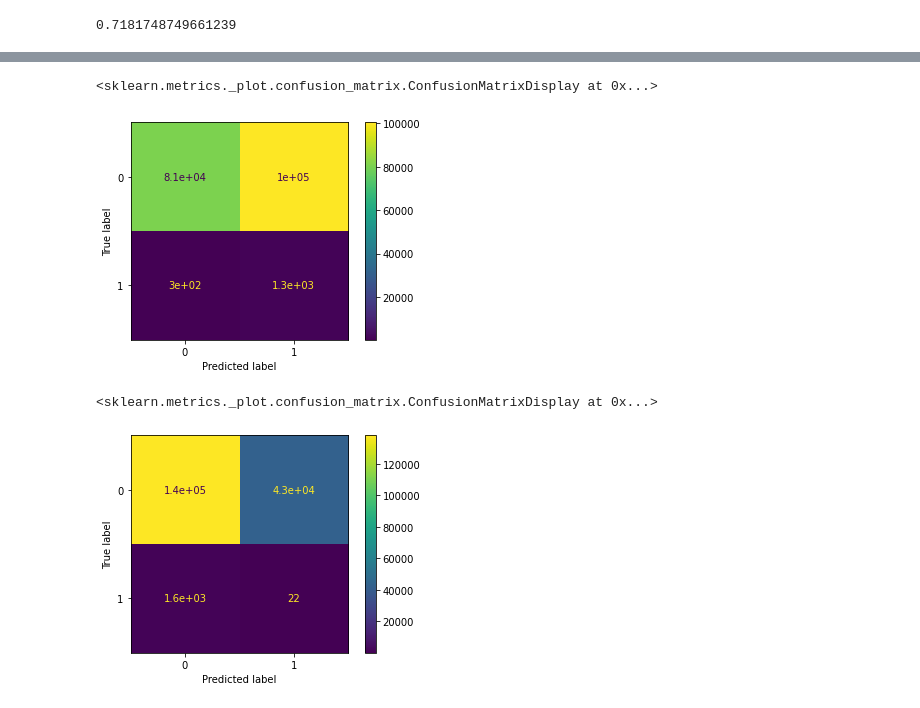
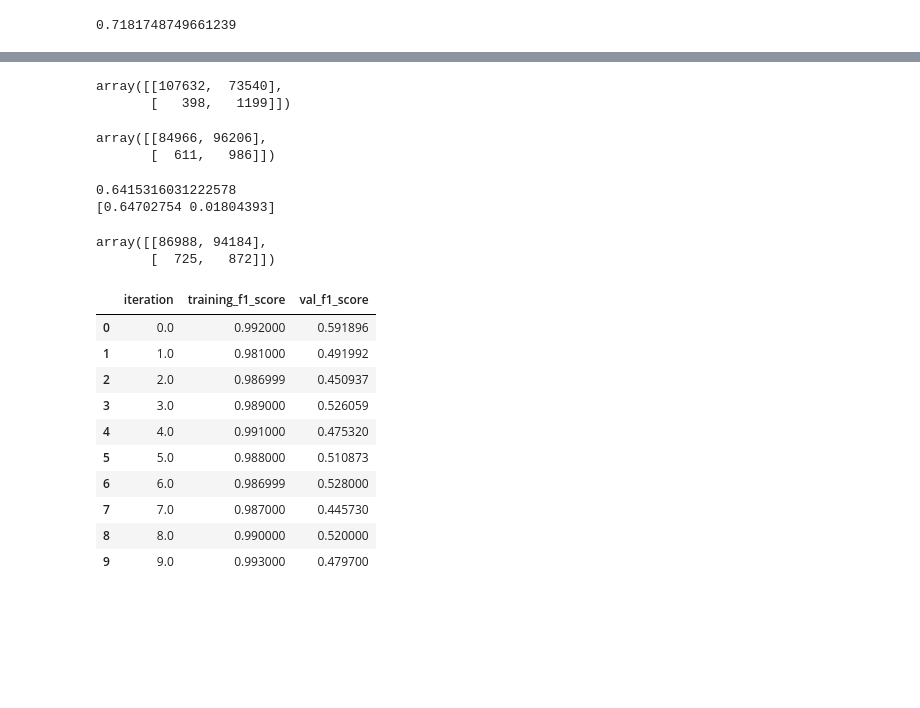
Before and after one commit to sharsulkar/H1B_LCA_outcome_prediction, a Jupyter notebook: prototyping/notebooks/04_sh_train_predict.ipynb, the cells around one changed output, grey strips where cells are left out. Cells and saved outputs as stored; diff of their text form; code cells hidden in the pictures; blank space fills up the shorter version.

```diff
--- a/prototyping/notebooks/04_sh_train_predict.ipynb
+++ b/prototyping/notebooks/04_sh_train_predict.ipynb
@@ -198,10 +164,48 @@ array([[97066, 84106],
-# %%
-plot_confusion_matrix(adaboost,X_test,y_test)
-# %% [output]
-<sklearn.metrics._plot.confusion_matrix.ConfusionMatrixDisplay at 0x...>
-[figure, removed]
-# %%
-plot_confusion_matrix(logistic,X_test,y_test)
-# %% [output]
-<sklearn.metrics._plot.confusion_matrix.ConfusionMatrixDisplay at 0x...>
-[figure, removed]
+# %%
+#plot_confusion_matrix(adaboost,X_test,y_test)
+confusion_matrix(y_true=y_test,y_pred=adaboost.predict(X_test))
+# %% [output]
+array([[107632,  73540],
+       [   398,   1199]])
+# %%
+#plot_confusion_matrix(logistic,X_test,y_test)
+confusion_matrix(y_true=y_test,y_pred=logistic.predict(X_test))
+# %% [output]
+array([[84966, 96206],
+       [  611,   986]])
+# %%
+class_count=2 #number of classes to predict
+batch_size=1250 #batch size of train+val dataset
+val_size=0.2 #validation data % within batch
+
+adaboost=AdaBoostClassifier(base_estimator=DecisionTreeClassifier(max_depth=100),n_estimators=100,learning_rate=0.1,random_state=10)
+
+track_training_df=pd.DataFrame(columns=['iteration','training_f1_score','val_f1_score'])
+
+for i in range(10):
+  X_train, y_train, X_val, y_val=generate_train_val_batches(processed_df,class_0_index,class_1_index,class_count,batch_size,val_size)
+  #train classifiers on batches
+  adaboost.fit(X_train,y_train)
+  track_training_df.loc[i]=[i,f1_score(y_true=y_train,y_pred=adaboost.predict(X_train),average='weighted'),f1_score(y_true=y_val,y_pred=adaboost.predict(X_val),average='weighted')]
+print(f1_score(y_true=y_test,y_pred=adaboost.predict(X_test),average='weighted'))
+print(f1_score(y_true=y_test,y_pred=adaboost.predict(X_test),average=None))
+confusion_matrix(y_true=y_test,y_pred=adaboost.predict(X_test))
+# %% [output]
+0.6415316031222578
+[0.64702754 0.01804393]
+array([[86988, 94184],
+       [  725,   872]])
+# %%
+track_training_df
+# %% [output]
+|  | iteration | training_f1_score | val_f1_score |
+| 0 | 0.0 | 0.992000 | 0.591896 |
+| 1 | 1.0 | 0.981000 | 0.491992 |
+| 2 | 2.0 | 0.986999 | 0.450937 |
+| 3 | 3.0 | 0.989000 | 0.526059 |
+| 4 | 4.0 | 0.991000 | 0.475320 |
+| 5 | 5.0 | 0.988000 | 0.510873 |
+| 6 | 6.0 | 0.986999 | 0.528000 |
+| 7 | 7.0 | 0.987000 | 0.445730 |
+| 8 | 8.0 | 0.990000 | 0.520000 |
+| 9 | 9.0 | 0.993000 | 0.479700 |
```
Also changed, not shown: parts of 13 cells of this notebook.
